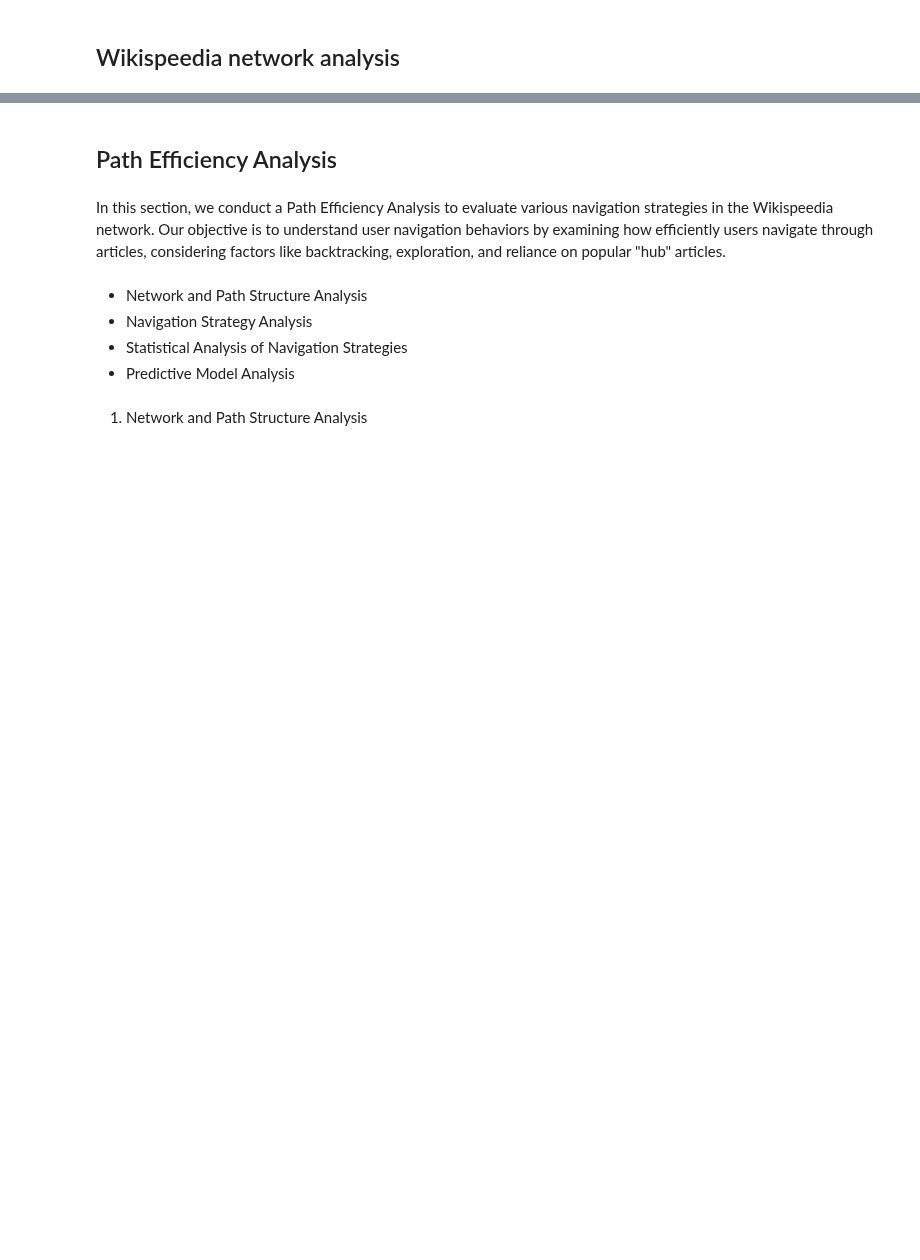
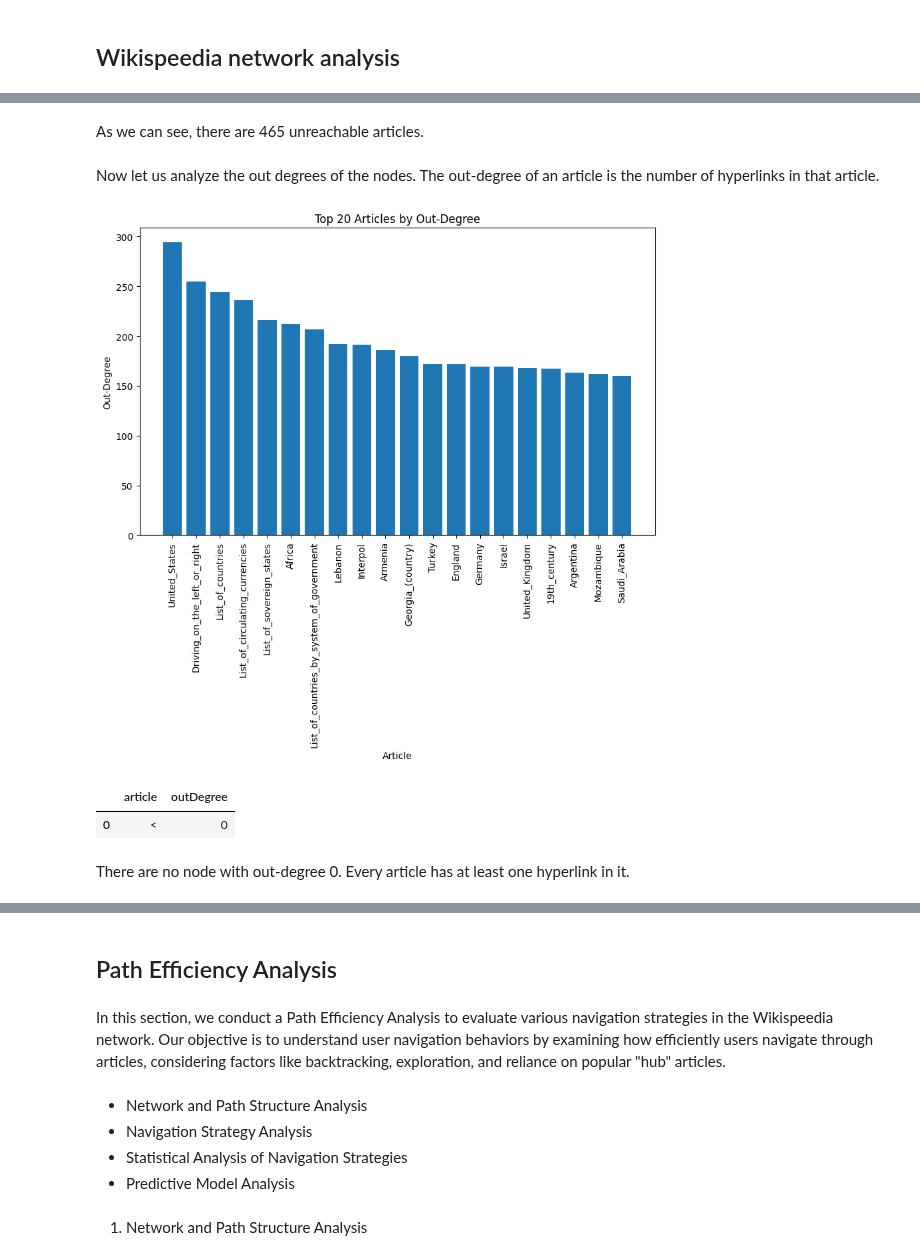
Before and after one commit to epfl-ada/ada-2024-project-5pack, a Jupyter notebook: analysis.ipynb, the cells around one changed output, grey strips where cells are left out. Saved outputs shown, nothing was run; the diff lists cells and outputs as text; code cells hidden in the pictures; blank space fills up the shorter version.

```diff
--- a/analysis.ipynb
+++ b/analysis.ipynb
@@ -128,0 +241,24 @@ compute_hubs(graph_data["graph"])
+# %% [markdown]
+As we can see, there are 465 unreachable articles.
+# %% [markdown]
+Now let us analyze the out degrees of the nodes. The out-degree of an article is the number of hyperlinks in that article.
+# %%
+out_degrees = pd.DataFrame(graph_data['graph_finished'].out_degree, columns=["article", "outDegree"])
+out_degrees_sorted = out_degrees.sort_values("outDegree", ascending=False).iloc[:20]
+
+plt.figure(figsize=(10, 6))
+plt.bar(out_degrees_sorted["article"], out_degrees_sorted["outDegree"])
+plt.xlabel("Article")
+plt.ylabel("Out-Degree")
+plt.title("Top 20 Articles by Out-Degree")
+plt.xticks(rotation=90)
+plt.show()
+# %% [output]
+[figure, added]
+# %%
+out_degrees.query("outDegree == 0")
+# %% [output]
+|  | article | outDegree |
+| 0 | < | 0 |
+# %% [markdown]
+There are no node with out-degree 0. Every article has at least one hyperlink in it.
```
Also changed, not shown: parts of 21 cells of this notebook, 2 other files.
